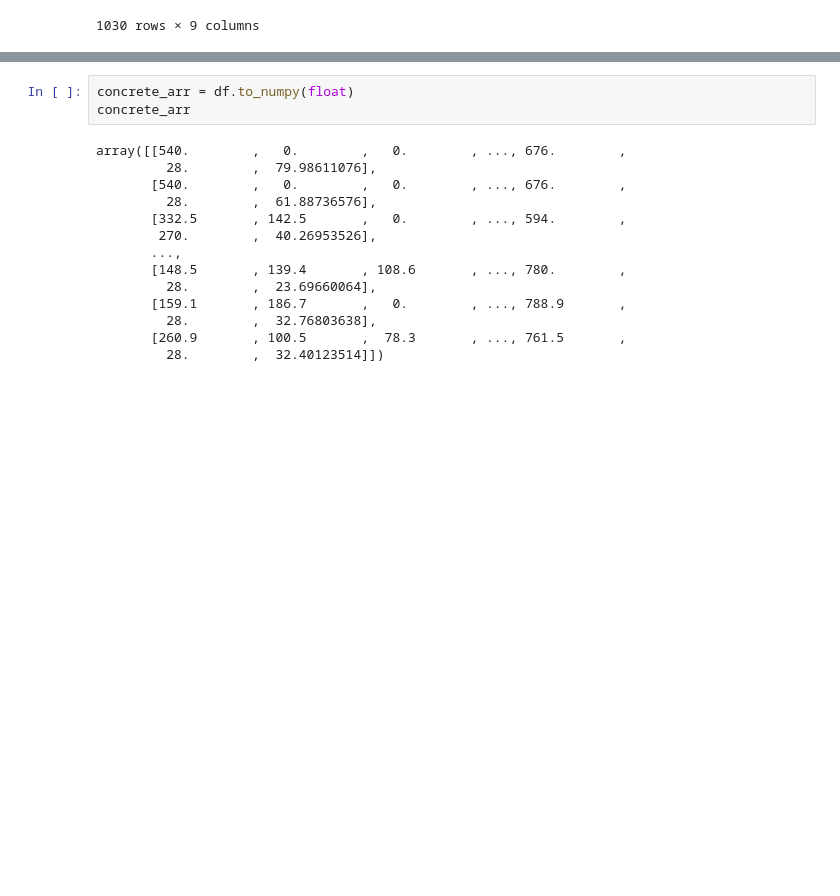
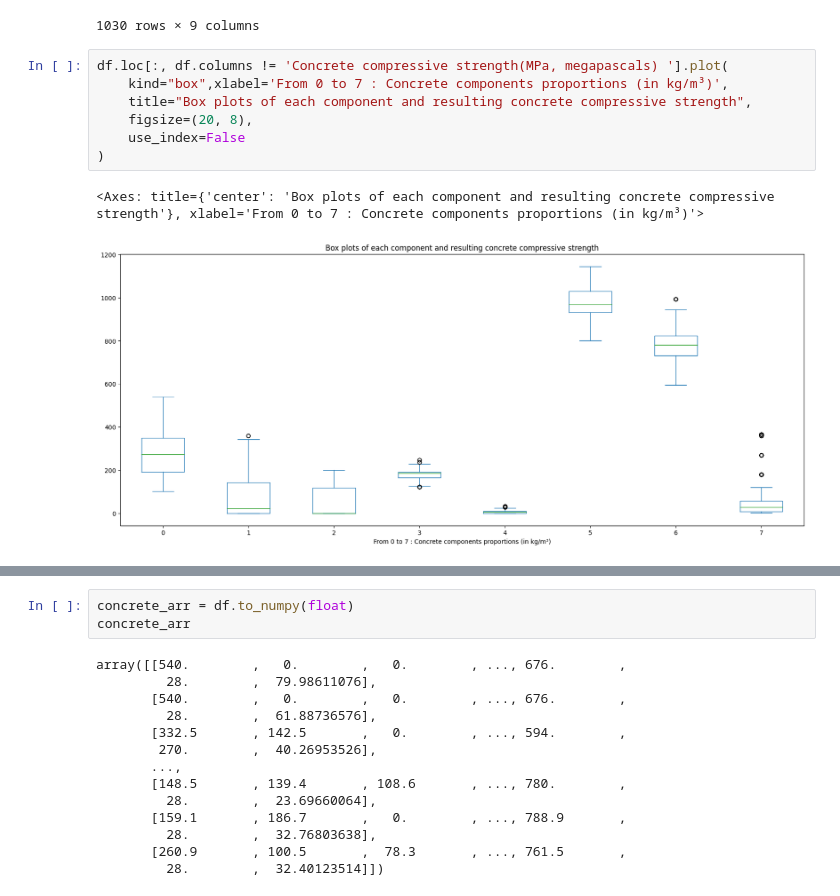
Before and after one commit to raacee/CASP_Project, a Jupyter notebook: concrete/concrete_linear_regression.ipynb, the cells around one changed output, grey strips where cells are left out. Saved outputs shown, nothing was run; the diff lists cells and outputs as text; blank space fills up the shorter version.

Commit message:
Added plots to linear regression

```diff
--- a/concrete/concrete_linear_regression.ipynb
+++ b/concrete/concrete_linear_regression.ipynb
@@ -31,3 +29,13 @@ df
 | 1028 | 159.1 | 186.7 | 0.0 | 175.6 | ... |
 | 1029 | 260.9 | 100.5 | 78.3 | 200.6 | ... |
 1030 rows × 9 columns
+# %%
+df.loc[:, df.columns != 'Concrete compressive strength(MPa, megapascals) '].plot(
+    kind="box",xlabel='From 0 to 7 : Concrete components proportions (in kg/m³)',
+    title="Box plots of each component and resulting concrete compressive strength",
+    figsize=(20, 8),
+    use_index=False
+)
+# %% [output]
+<Axes: title={'center': 'Box plots of each component and resulting concrete compressive strength'}, xlabel='From 0 to 7 : Concrete components proportions (in kg/m³)'>
+[figure, added]
```
Also changed, not shown: parts of 3 cells of this notebook.
